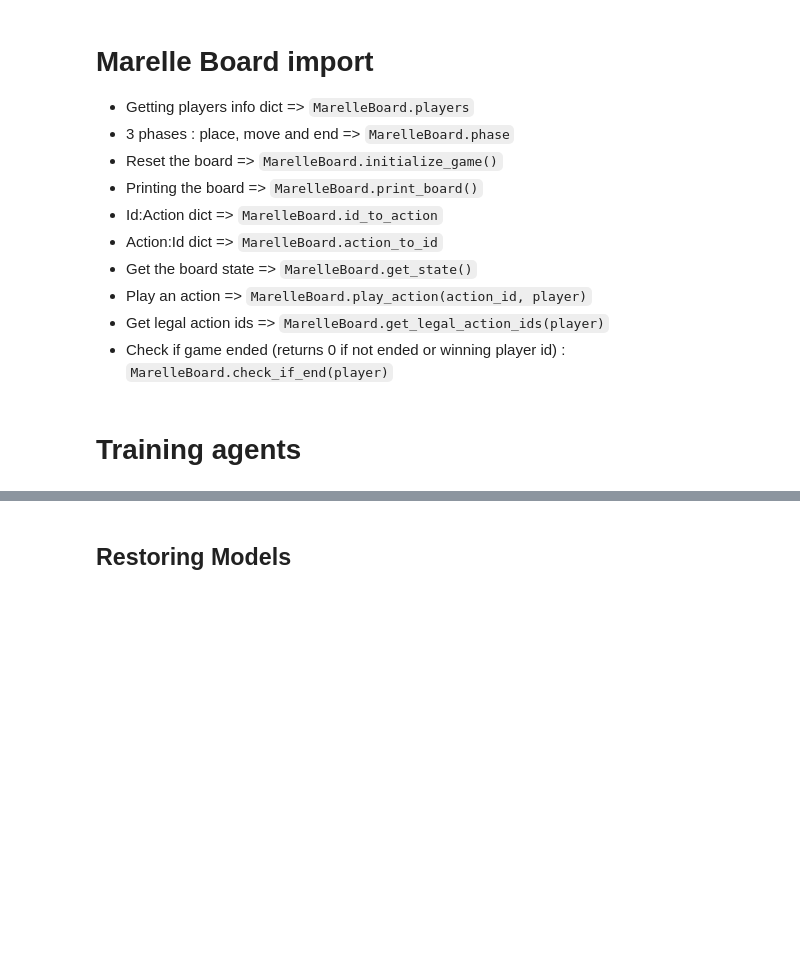
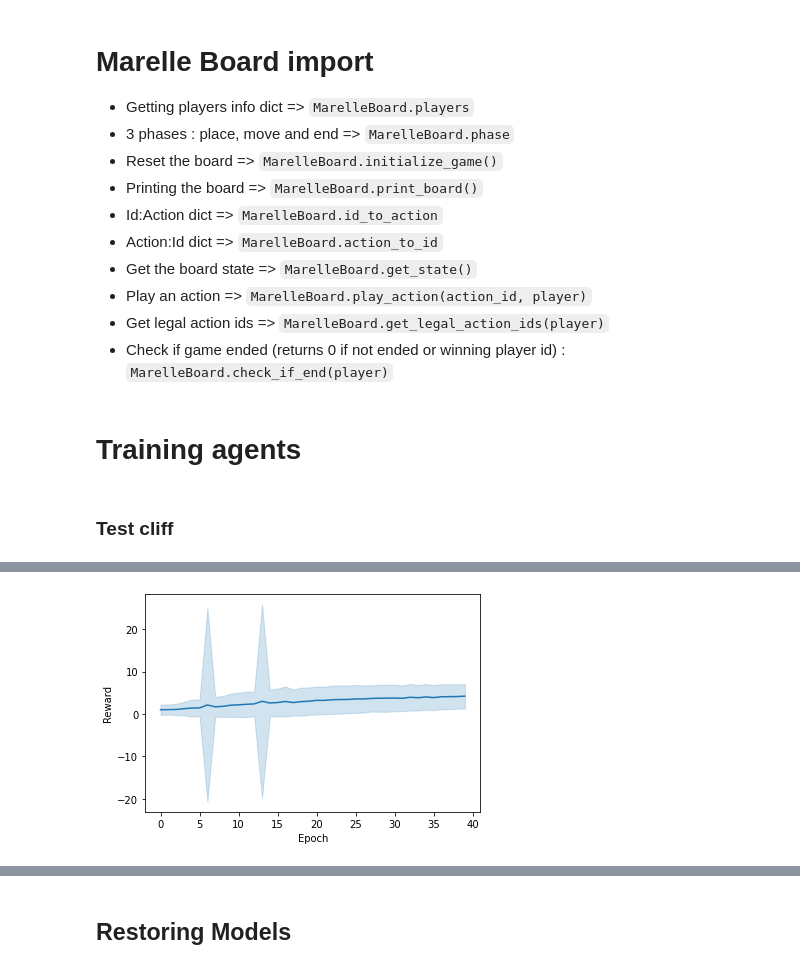
Before and after one commit to clement2323/MaRL, a Jupyter notebook: maRL_environment.ipynb, the cells around one changed output, grey strips where cells are left out. Drawn from its saved outputs; the diff is of its cells as text; code cells hidden in the pictures; blank space fills up the shorter version.

```diff
--- a/maRL_environment.ipynb
+++ b/maRL_environment.ipynb
@@ -70,3 +75,5 @@ def train_agent(
             wandb.watch(trained_agent.model)
 
     trained_agent.train(n_trajectories, n_epochs, opponent_agent, evaluate_agent, log_training, save_model_freq, evaluate_freq)
+# %% [markdown]
+### Test cliff
@@ -72,0 +82,15 @@ def train_agent(
+# %%
+importlib.reload(marl_env)
+importlib.reload(marl_agents)
+importlib.reload(marl_models)
+from marl_env import MarelleBoard, MarelleGymEnv, MarelleGame
+from marl_models import FCModel
+from marl_agents import RandomAgent, BetterRandomAgent, Reinforce, Reinforce_place, Reinforce_cliff
+
+env = CliffWalk(proba_succ=0.98)
+model = FCModel(2, env.Na)
+print("go")
+intel=Reinforce_cliff(env, model, lr=0.003)
+intel.train(2000, 40, None, None, 1) #faire des trajectoires !!!
+#rdlu
+# %% [output]
@@ -72,0 +114 @@ def train_agent(
+[figure, added]
```
Also changed, not shown: parts of 12 cells of this notebook, 6 other files.
